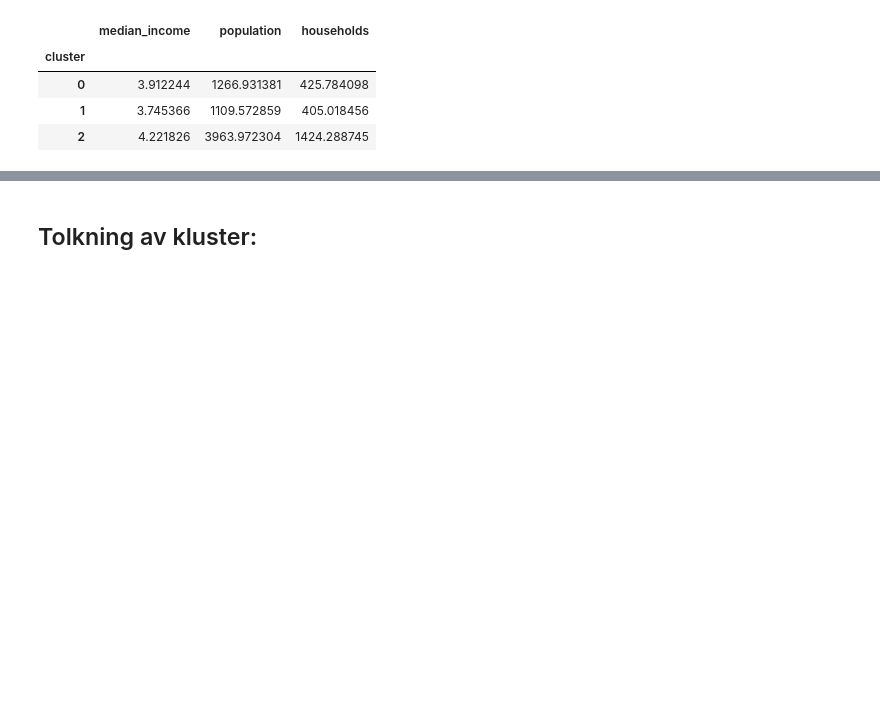
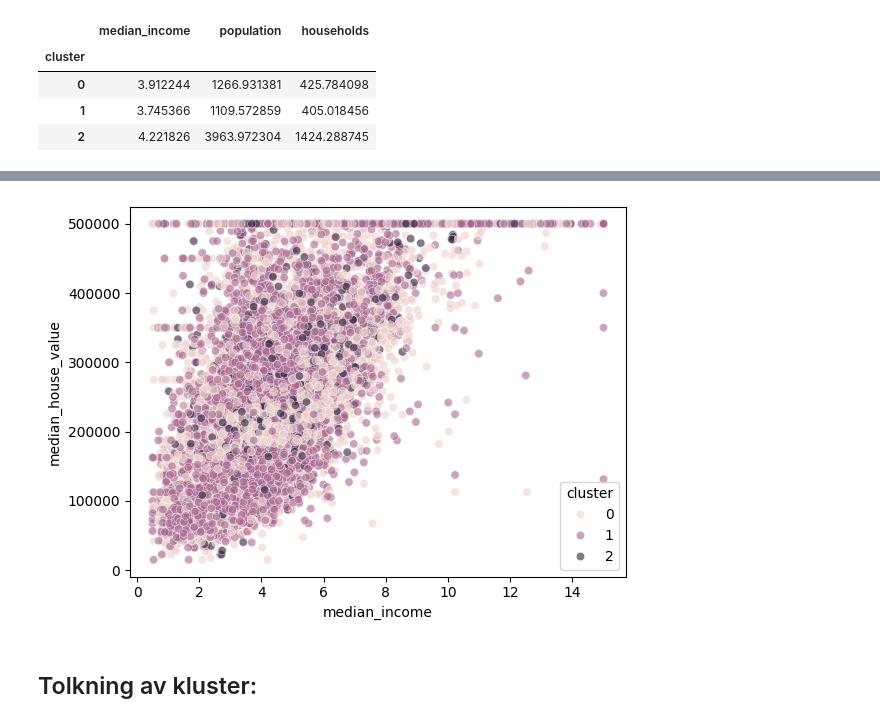
Before and after one commit to janekrajt-tech/ML_Uppgift_Jan_Rajt, a Jupyter notebook: ML_Uppgift1_Jan_Rajt.ipynb, the cells around one changed output, grey strips where cells are left out. Saved outputs shown, nothing was run; the diff lists cells and outputs as text; code cells hidden in the pictures; blank space fills up the shorter version.

```diff
--- a/ML_Uppgift1_Jan_Rajt.ipynb
+++ b/ML_Uppgift1_Jan_Rajt.ipynb
@@ -486,2 +489,13 @@ plt.show()
+# %%
+sns.scatterplot(
+    data=df,
+    x="median_income",
+    y="median_house_value",
+    hue="cluster",
+    alpha= 0.6
+)
+plt.show()
+# %% [output]
+[figure, added]
 # %% [markdown]
 ## Tolkning av kluster:
```
Also changed, not shown: parts of 6 cells of this notebook, 1 other file.
